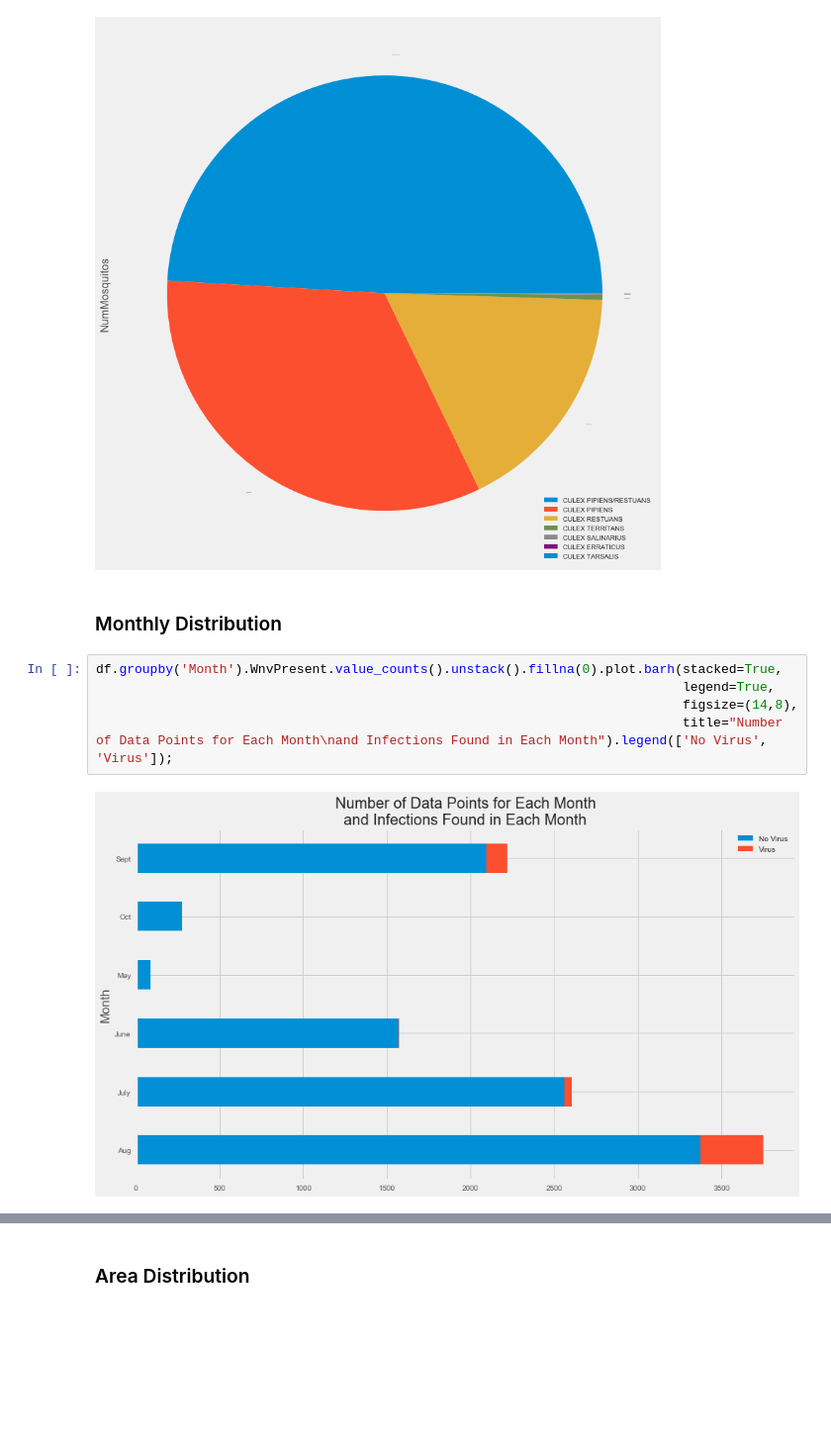
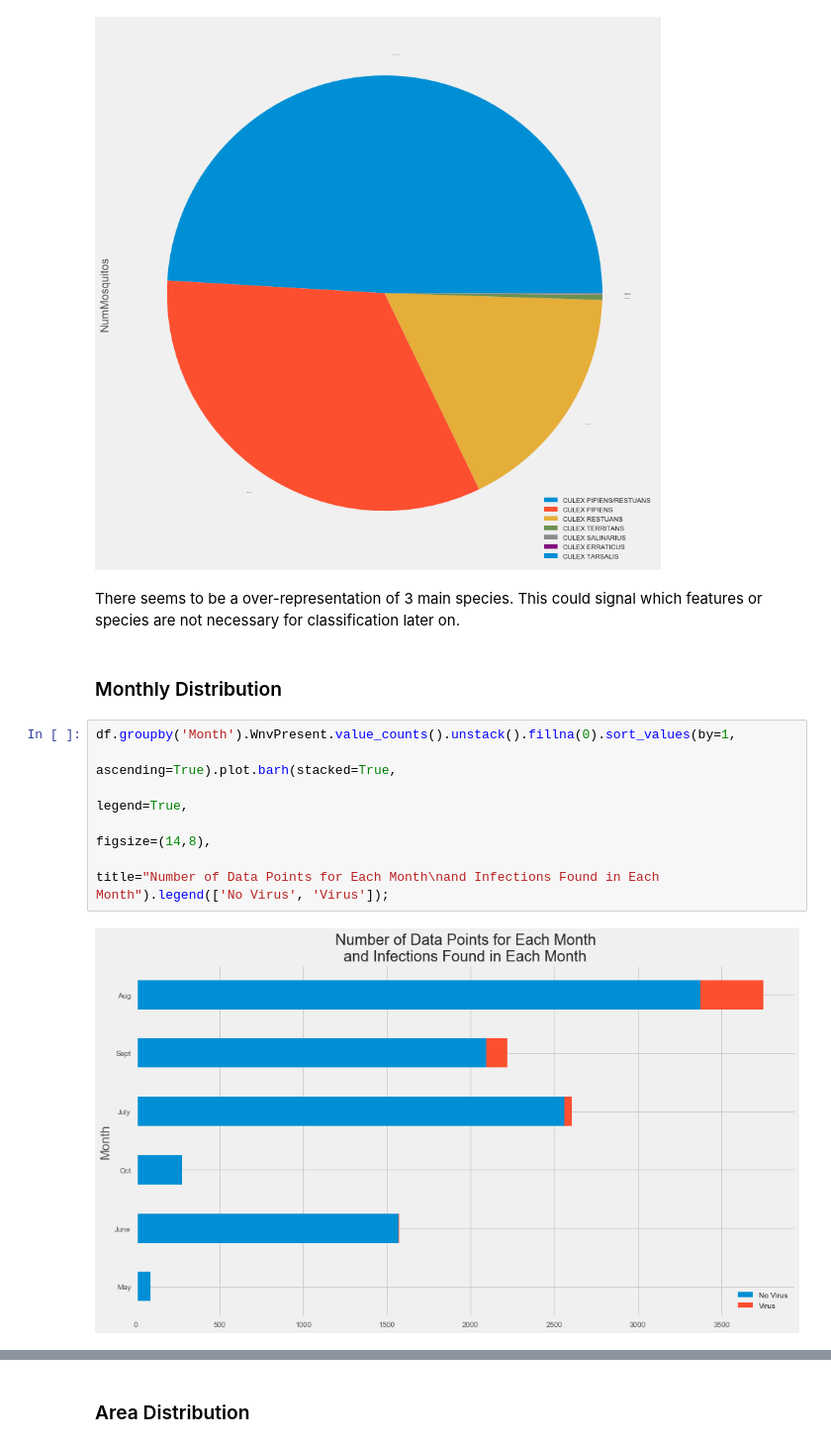
Before and after one commit to marcosan93/West-Nile-Virus-Kaggle, a Jupyter notebook: West-Nile-Data/Data-Exploration-Visualization.ipynb, the cells around one changed output, grey strips where cells are left out. Shown at 99% size. Drawn from its saved outputs; the diff is of its cells as text; blank space fills up the shorter version.

Commit message:
added presentation

```diff
--- a/West-Nile-Data/Data-Exploration-Visualization.ipynb
+++ b/West-Nile-Data/Data-Exploration-Visualization.ipynb
@@ -169,12 +181,15 @@ df.groupby('Species').sum()[['NumMosquitos']].sort_values(by='NumMosquitos',
                                                                                 fontsize=0);
 # %% [output]
 [figure]
+# %% [markdown]
+There seems to be a over-representation of 3 main species.  This could signal which features or species are not necessary for classification later on.
 # %% [markdown]
 ### Monthly Distribution
 # %%
-df.groupby('Month').WnvPresent.value_counts().unstack().fillna(0).plot.barh(stacked=True,
-                                                                            legend=True,
-                                                                            figsize=(14,8),
-                                                                            title="Number of Data Points for Each Month\nand Infections Found in Each Month").legend(['No Virus', 'Virus']);
+df.groupby('Month').WnvPresent.value_counts().unstack().fillna(0).sort_values(by=1,
+                                                                              ascending=True).plot.barh(stacked=True,
+                                                                                                         legend=True,
+                                                                                                         figsize=(14,8),
+                                                                                                         title="Number of Data Points for Each Month\nand Infections Found in Each Month").legend(['No Virus', 'Virus']);
 # %% [output]
-[figure, old version]
+[figure, new version]
```
Also changed, not shown: parts of 11 cells of this notebook, 2 other files.
